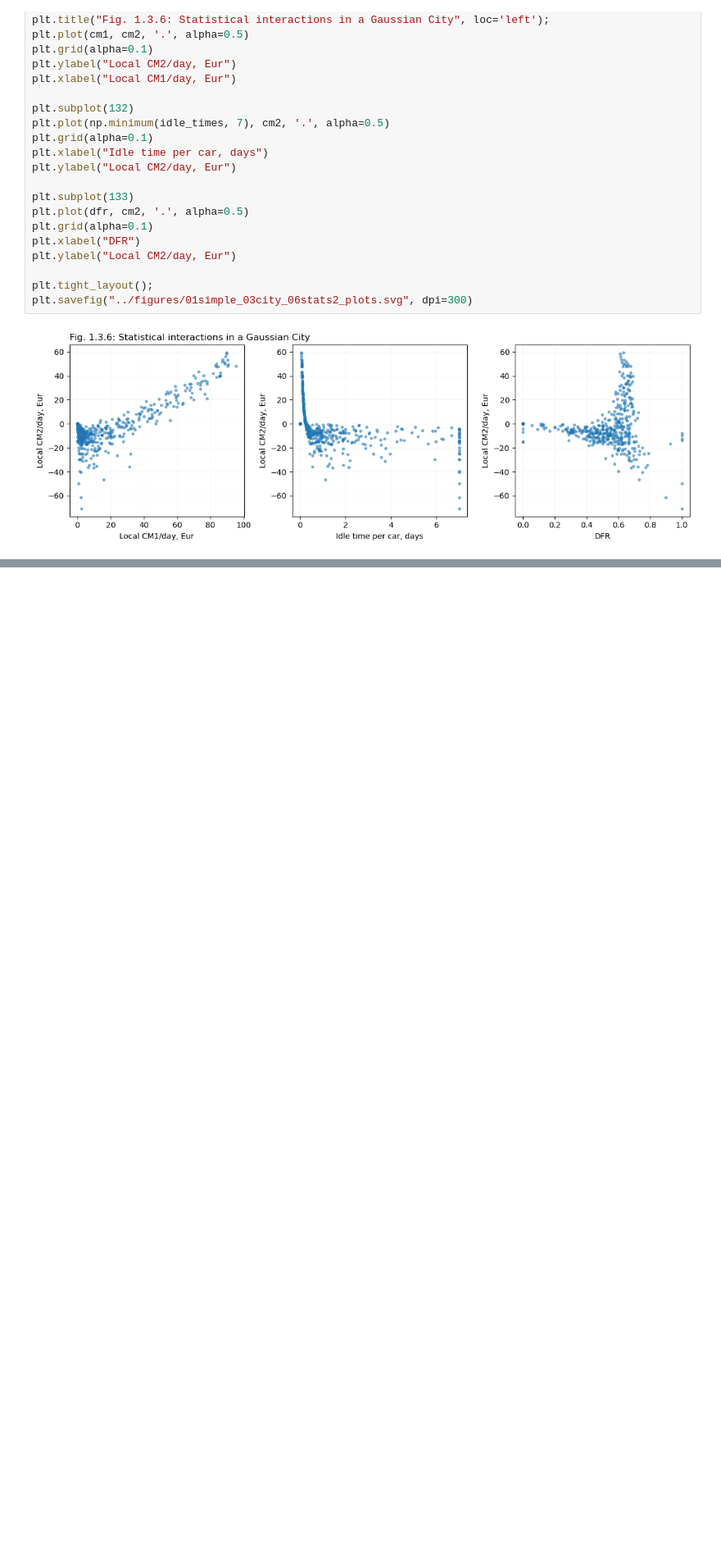
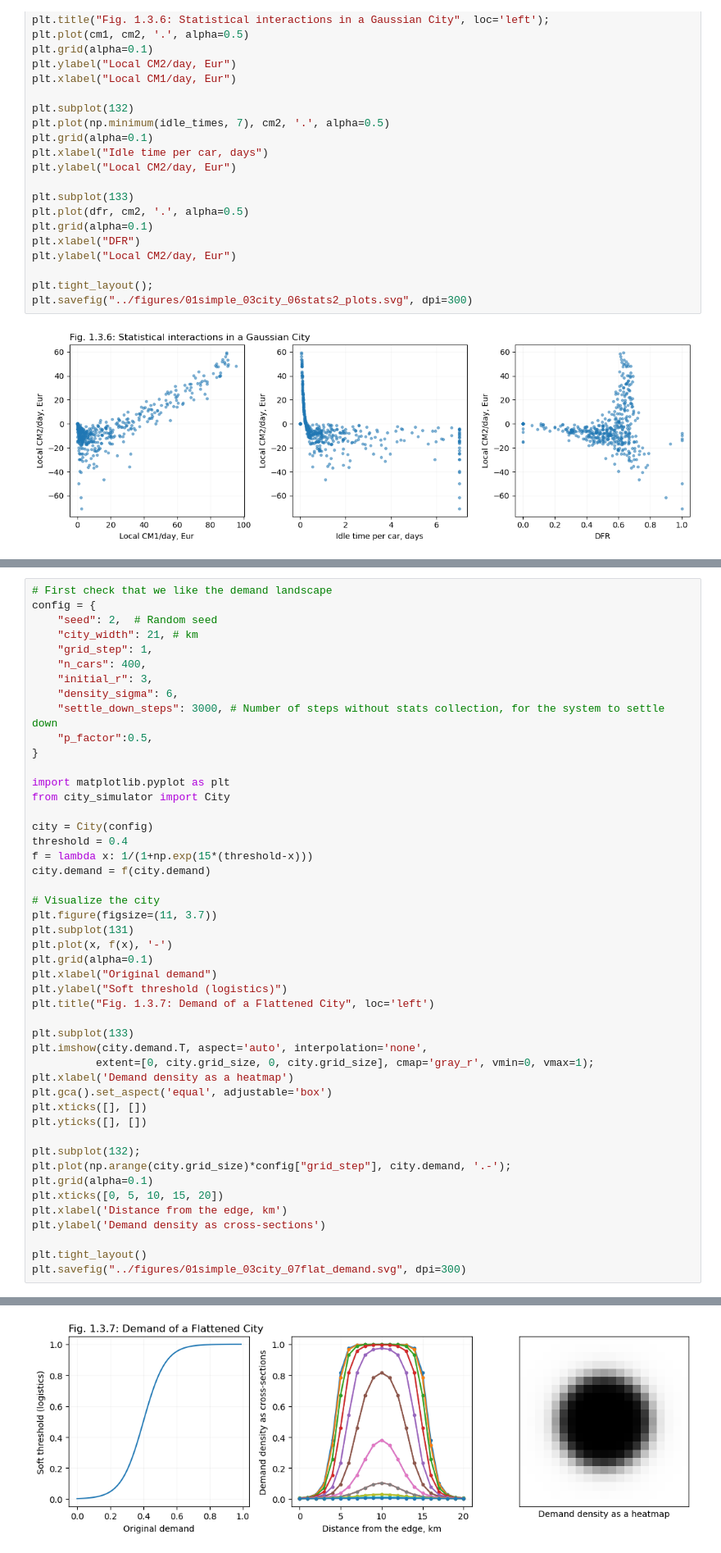
Before and after one commit to khakhalin/carsharing101, a Jupyter notebook: scripts/01natural_03city.ipynb, the cells around one changed output, grey strips where cells are left out. Shown at 82% size. Cells and saved outputs as stored; diff of their text form; blank space fills up the shorter version.

```diff
--- a/scripts/01natural_03city.ipynb
+++ b/scripts/01natural_03city.ipynb
@@ -315,0 +320,48 @@ plt.savefig("../figures/01simple_03city_06stats2_plots.svg", dpi=300)
+# %%
+# First check that we like the demand landscape
+config = {
+    "seed": 2,  # Random seed
+    "city_width": 21, # km
+    "grid_step": 1,
+    "n_cars": 400,
+    "initial_r": 3,
+    "density_sigma": 6,
+    "settle_down_steps": 3000, # Number of steps without stats collection, for the system to settle down
+    "p_factor":0.5,
+}
+
+import matplotlib.pyplot as plt
+from city_simulator import City
+
+city = City(config)
+threshold = 0.4
+f = lambda x: 1/(1+np.exp(15*(threshold-x)))
+city.demand = f(city.demand)
+
+# Visualize the city
+plt.figure(figsize=(11, 3.7))
+plt.subplot(131)
+plt.plot(x, f(x), '-')
+plt.grid(alpha=0.1)
+plt.xlabel("Original demand")
+plt.ylabel("Soft threshold (logistics)")
+plt.title("Fig. 1.3.7: Demand of a Flattened City", loc='left')
+
+plt.subplot(133)
+plt.imshow(city.demand.T, aspect='auto', interpolation='none',
+          extent=[0, city.grid_size, 0, city.grid_size], cmap='gray_r', vmin=0, vmax=1);
+plt.xlabel('Demand density as a heatmap')
+plt.gca().set_aspect('equal', adjustable='box')
+plt.xticks([], [])
+plt.yticks([], [])
+
+plt.subplot(132);
+plt.plot(np.arange(city.grid_size)*config["grid_step"], city.demand, '.-');
+plt.grid(alpha=0.1)
+plt.xticks([0, 5, 10, 15, 20])
+plt.xlabel('Distance from the edge, km')
+plt.ylabel('Demand density as cross-sections')
+
+plt.tight_layout()
+plt.savefig("../figures/01simple_03city_07flat_demand.svg", dpi=300)
+# %% [output]
@@ -315,0 +370 @@ plt.savefig("../figures/01simple_03city_06stats2_plots.svg", dpi=300)
+[figure, added]
```
Also changed, not shown: parts of 8 cells of this notebook, 9 other files.
